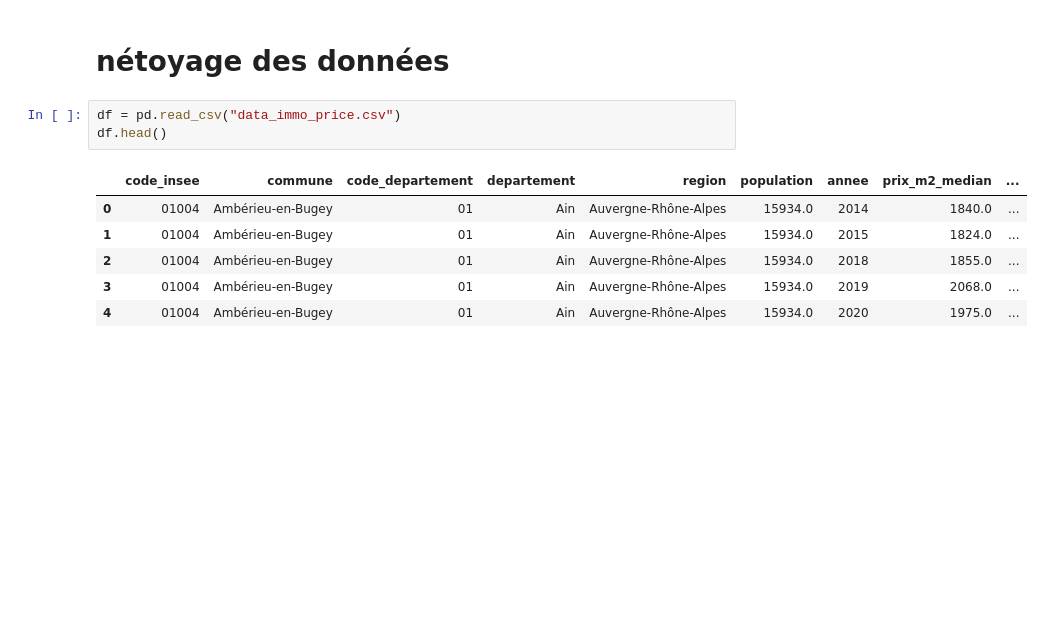
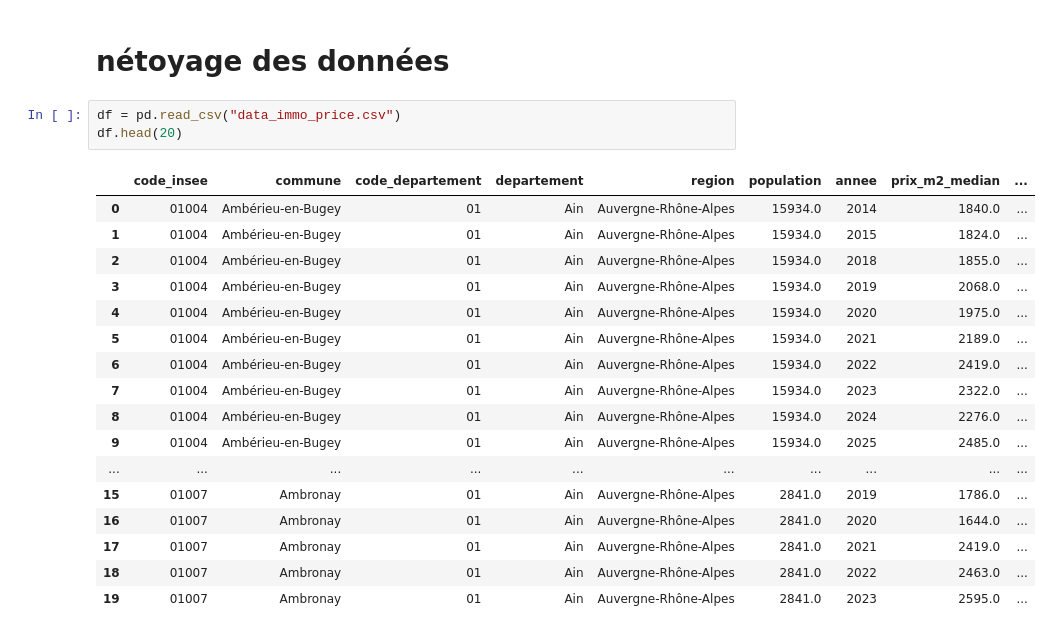
Before and after one commit to TomasAMG7/Python_S1_Challut_Garcia_Mossel, a Jupyter notebook: DATA/Données_price_immobilier.ipynb, the cells around one changed output. Cells and saved outputs as stored; diff of their text form; blank space fills up the shorter version.

```diff
--- a/DATA/Données_price_immobilier.ipynb
+++ b/DATA/Données_price_immobilier.ipynb
@@ -24,11 +24,22 @@ if response.status_code == 200:
 # nétoyage des données
 # %%
 df = pd.read_csv("data_immo_price.csv")
-df.head()
+df.head(20)
 # %% [output]
 |  | code_insee | commune | code_departement | departement | region | population | annee | prix_m2_median | ... |
 | 0 | 01004 | Ambérieu-en-Bugey | 01 | Ain | Auvergne-Rhône-Alpes | 15934.0 | 2014 | 1840.0 | ... |
 | 1 | 01004 | Ambérieu-en-Bugey | 01 | Ain | Auvergne-Rhône-Alpes | 15934.0 | 2015 | 1824.0 | ... |
 | 2 | 01004 | Ambérieu-en-Bugey | 01 | Ain | Auvergne-Rhône-Alpes | 15934.0 | 2018 | 1855.0 | ... |
 | 3 | 01004 | Ambérieu-en-Bugey | 01 | Ain | Auvergne-Rhône-Alpes | 15934.0 | 2019 | 2068.0 | ... |
 | 4 | 01004 | Ambérieu-en-Bugey | 01 | Ain | Auvergne-Rhône-Alpes | 15934.0 | 2020 | 1975.0 | ... |
+| 5 | 01004 | Ambérieu-en-Bugey | 01 | Ain | Auvergne-Rhône-Alpes | 15934.0 | 2021 | 2189.0 | ... |
+| 6 | 01004 | Ambérieu-en-Bugey | 01 | Ain | Auvergne-Rhône-Alpes | 15934.0 | 2022 | 2419.0 | ... |
+| 7 | 01004 | Ambérieu-en-Bugey | 01 | Ain | Auvergne-Rhône-Alpes | 15934.0 | 2023 | 2322.0 | ... |
+| 8 | 01004 | Ambérieu-en-Bugey | 01 | Ain | Auvergne-Rhône-Alpes | 15934.0 | 2024 | 2276.0 | ... |
+| 9 | 01004 | Ambérieu-en-Bugey | 01 | Ain | Auvergne-Rhône-Alpes | 15934.0 | 2025 | 2485.0 | ... |
+| ... | ... | ... | ... | ... | ... | ... | ... | ... | ... |
+| 15 | 01007 | Ambronay | 01 | Ain | Auvergne-Rhône-Alpes | 2841.0 | 2019 | 1786.0 | ... |
+| 16 | 01007 | Ambronay | 01 | Ain | Auvergne-Rhône-Alpes | 2841.0 | 2020 | 1644.0 | ... |
+| 17 | 01007 | Ambronay | 01 | Ain | Auvergne-Rhône-Alpes | 2841.0 | 2021 | 2419.0 | ... |
+| 18 | 01007 | Ambronay | 01 | Ain | Auvergne-Rhône-Alpes | 2841.0 | 2022 | 2463.0 | ... |
+| 19 | 01007 | Ambronay | 01 | Ain | Auvergne-Rhône-Alpes | 2841.0 | 2023 | 2595.0 | ... |
```
Also changed, not shown: parts of 9 cells of this notebook.
